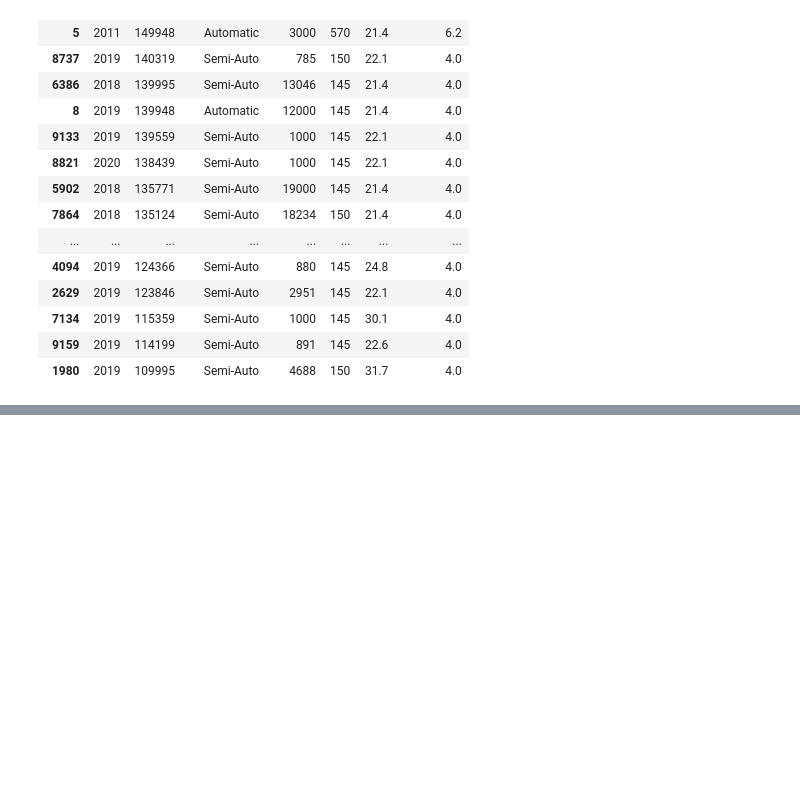
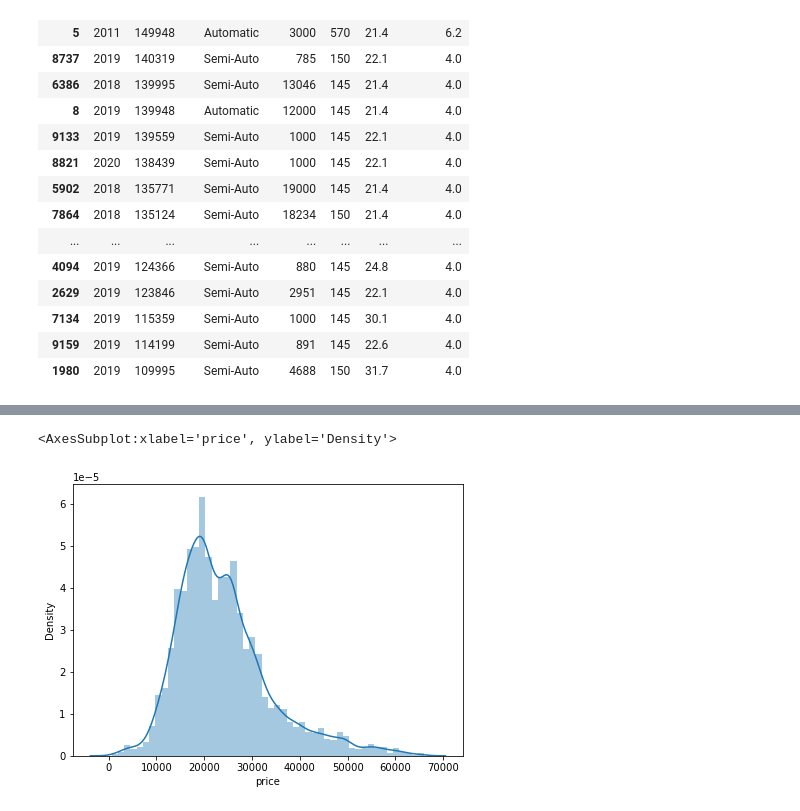
Before and after one commit to cihatsnl34/TenserFlow-ML, a Jupyter notebook: AracFiyatPrediction/CarPricePredict.ipynb, the cells around one changed output, grey strips where cells are left out. Saved outputs shown, nothing was run; the diff lists cells and outputs as text; code cells hidden in the pictures; blank space fills up the shorter version.

```diff
--- a/AracFiyatPrediction/CarPricePredict.ipynb
+++ b/AracFiyatPrediction/CarPricePredict.ipynb
@@ -123,0 +136,2 @@ df.sort_values("price", ascending = False).head(20)
+# %%
+Ndf = df.sort_values("price", ascending = False).iloc[131:]
@@ -123,0 +154,6 @@ df.sort_values("price", ascending = False).head(20)
+# %%
+plt.figure(figsize=(7,5))
+sbn.distplot(Ndf["price"])
+# %% [output]
+<AxesSubplot:xlabel='price', ylabel='Density'>
+[figure, added]
```
Also changed, not shown: parts of 41 cells of this notebook.
